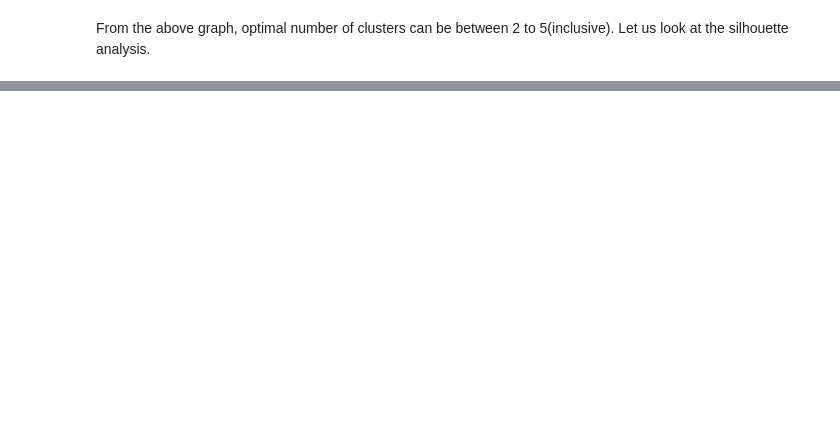
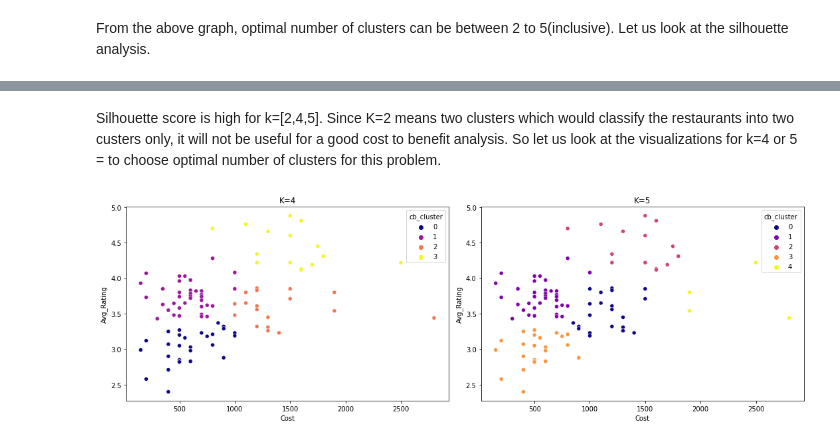
Before and after one commit to Nandeesh-U/ZOMATO-RESTAURANT-CLUSTERING-AND-SENTIMENT-ANALYSIS, a Jupyter notebook: ZOMATO_RESTAURANT_CLUSTERING_AND_SENTIMENT_ANALYSIS.ipynb, the cells around one changed output, grey strips where cells are left out. Drawn from its saved outputs; the diff is of its cells as text; code cells hidden in the pictures; blank space fills up the shorter version.

```diff
--- a/ZOMATO_RESTAURANT_CLUSTERING_AND_SENTIMENT_ANALYSIS.ipynb
+++ b/ZOMATO_RESTAURANT_CLUSTERING_AND_SENTIMENT_ANALYSIS.ipynb
@@ -2115,0 +1947,21 @@ anusha -- 1 0 1
+# %% [markdown]
+Silhouette score is high for k=[2,4,5]. Since K=2 means two clusters which would classify the restaurants into two custers only, it will not be useful for a good cost to benefit analysis. So let us look at the visualizations for k=4 or 5 = to choose optimal number of clusters for this problem.
+# %%
+# Plot constraints
+fig, axes = plt.subplots(1, 2,figsize=(15, 5))
+
+# K=4
+k=4
+merged_df['cb_cluster'] = cluster_indices[k]
+sns.scatterplot(ax=axes[0], x=merged_df['Cost'], y=merged_df['Avg_Rating'],hue=merged_df['cb_cluster'],palette='plasma')
+axes[0].set_title('K=4')
+
+# K=5
+k=5
+merged_df['cb_cluster'] = cluster_indices[k]
+sns.scatterplot(ax=axes[1], x=merged_df['Cost'], y=merged_df['Avg_Rating'],hue=merged_df['cb_cluster'],palette='plasma')
+axes[1].set_title('K=5')
+
+plt.show()
+# %% [output]
+[figure, added]
```
Also changed, not shown: parts of 77 cells of this notebook.
